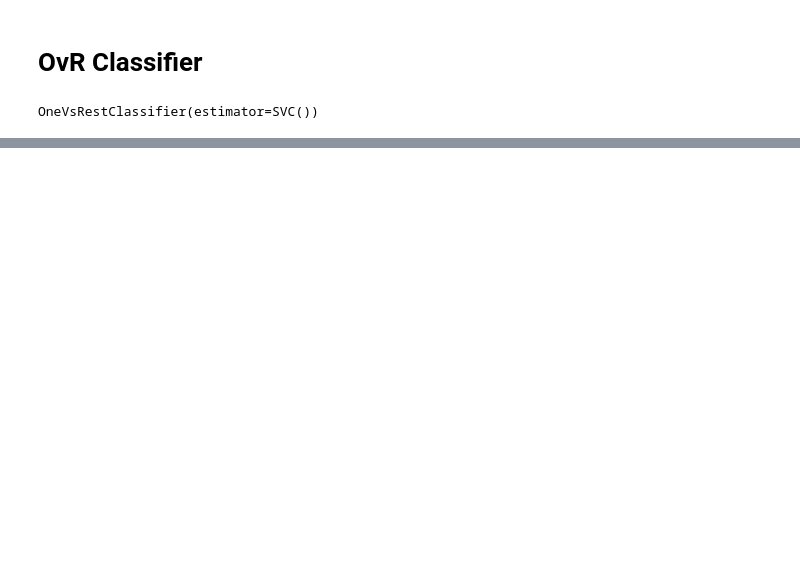
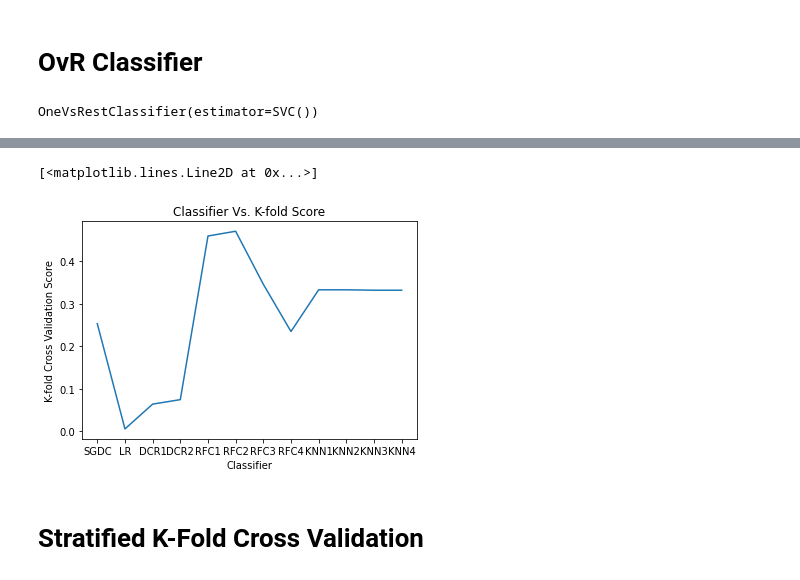
Before and after one commit to CS-5394-ML-Class/Project-3, a Jupyter notebook: CIFAR.ipynb, the cells around one changed output, grey strips where cells are left out. Drawn from its saved outputs; the diff is of its cells as text; code cells hidden in the pictures; blank space fills up the shorter version.

```diff
--- a/CIFAR.ipynb
+++ b/CIFAR.ipynb
@@ -216,4 +309,6 @@ Model 2 Test: 0.08654625896435797
 # Create the models
 RFC1 = RandomForestClassifier(n_estimators=100)
 RFC2 = RandomForestClassifier(n_estimators=200)
+RFC3 = RandomForestClassifier(n_estimators=10)
+RFC4 = RandomForestClassifier(n_estimators=2)
 # %%
@@ -235,8 +374,14 @@ KNN2 = KNeighborsClassifier(n_neighbors=5, leaf_size=100)
 KNN3 = KNeighborsClassifier(n_neighbors=10, leaf_size=30)
 KNN4 = KNeighborsClassifier(n_neighbors=10, leaf_size=100)
 # %%
-# Fit the models
-KNN1.fit(batchC["train"]["x"], batchC["train"]["Y"])
-KNN2.fit(batchC["train"]["x"], batchC["train"]["Y"])
-KNN3.fit(batchC["train"]["x"], batchC["train"]["Y"])
-KNN4.fit(batchC["train"]["x"], batchC["train"]["Y"])
+# Load pretrained models
+#KNN1 = joblib.load("models/KNN1.pkl")
+#KNN2 = joblib.load("models/KNN2.pkl")
+#KNN3 = joblib.load("models/KNN3.pkl")
+#KNN4 = joblib.load("models/KNN4.pkl")
+
+# Or fit the models
+KNN1.fit(batchC["train"]["X"], batchC["train"]["y"])
+KNN2.fit(batchC["train"]["X"], batchC["train"]["y"])
+KNN3.fit(batchC["train"]["X"], batchC["train"]["y"])
+KNN4.fit(batchC["train"]["X"], batchC["train"]["y"])
@@ -276,0 +498,18 @@ NotFittedError: This OneVsRestClassifier instance is not fitted yet. Call 'fit'
+# %%
+# Get the average scores
+cv_sgdc_avg = np.average(cv_sgdc)
+
+cv_LR_avg = np.average(cv_LR)
+
+cv_DCR1_avg = np.average(cv_DCR1)
+cv_DCR2_avg = np.average(cv_DCR2)
+
+cv_RFC1_avg = np.average(cv_RFC1)
+cv_RFC2_avg = np.average(cv_RFC2)
+cv_RFC3_avg = np.average(cv_RFC3)
+cv_RFC4_avg = np.average(cv_RFC4)
+
+cv_KNN1_avg = np.average(cv_KNN1)
+cv_KNN2_avg = np.average(cv_KNN2)
+cv_KNN3_avg = np.average(cv_KNN3)
+cv_KNN4_avg = np.average(cv_KNN4)
@@ -276,0 +574,13 @@ NotFittedError: This OneVsRestClassifier instance is not fitted yet. Call 'fit'
+# %%
+# Graph the average validation scores
+plt.xlabel("Classifier")
+plt.ylabel("K-fold Cross Validation Score")
+plt.title("Classifier Vs. K-fold Score")
+x_data = ["SGDC", "LR", "DCR1", "DCR2", "RFC1", "RFC2", "RFC3", "RFC4", "KNN1", "KNN2", "KNN3", "KNN4"]
+y_data = [cv_sgdc_avg, cv_LR_avg, cv_DCR1_avg, cv_DCR2_avg, cv_RFC1_avg, cv_RFC2_avg, cv_RFC3_avg, cv_RFC4_avg, cv_KNN1_avg, cv_KNN2_avg, cv_KNN3_avg, cv_KNN4_avg]
+plt.plot(x_data, y_data)
+# %% [output]
+[<matplotlib.lines.Line2D at 0x...>]
+[figure, added]
+# %% [markdown]
+# Stratified K-Fold Cross Validation
```
Also changed, not shown: parts of 39 cells of this notebook.
